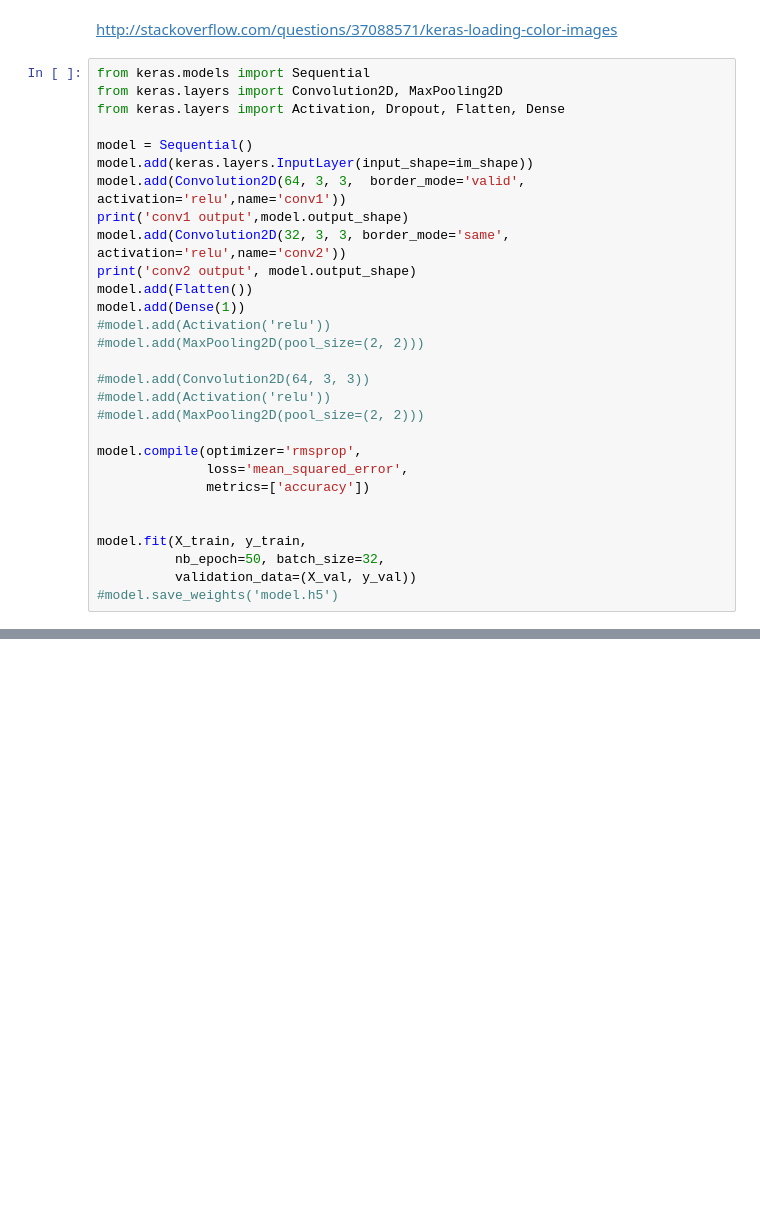
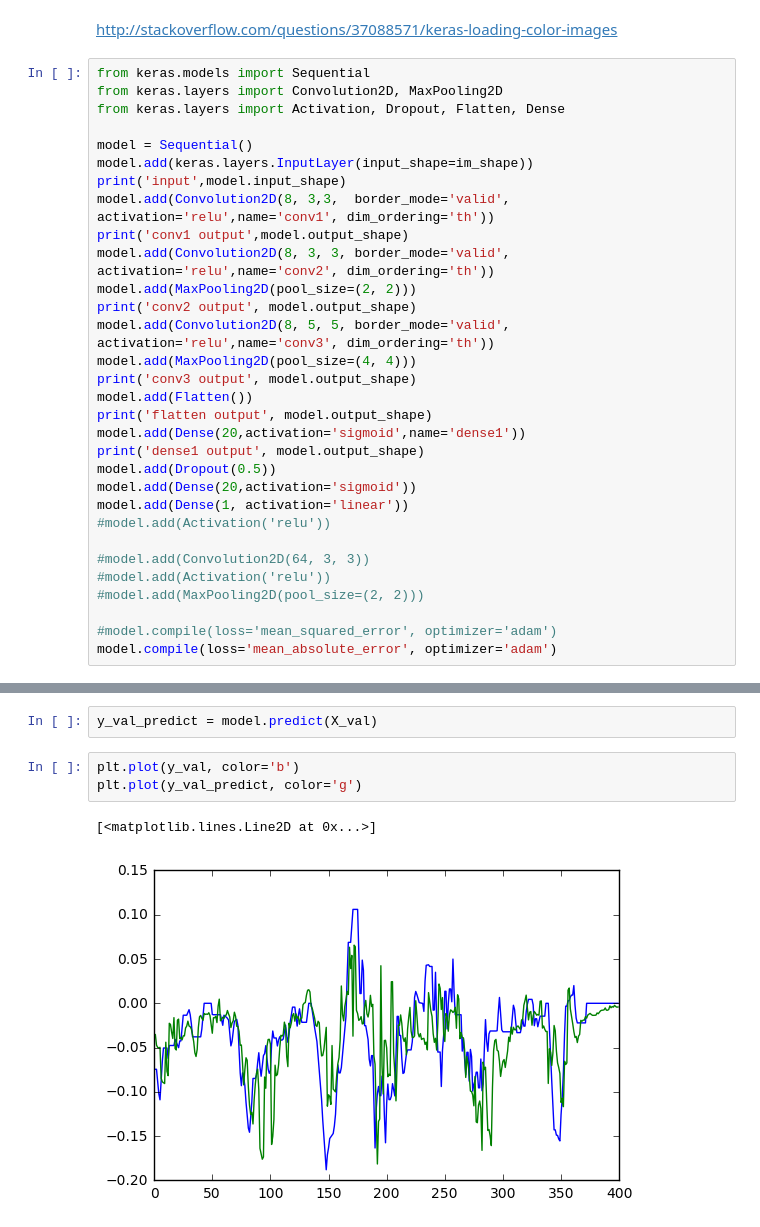
Before and after one commit to berickson/CarND-Behaviorial-Cloning, a Jupyter notebook: Behavorial-Cloning.ipynb, the cells around one changed output, grey strips where cells are left out. Saved outputs shown, nothing was run; the diff lists cells and outputs as text; blank space fills up the shorter version.

```diff
--- a/Behavorial-Cloning.ipynb
+++ b/Behavorial-Cloning.ipynb
@@ -208,26 +249,28 @@ from keras.layers import Activation, Dropout, Flatten, Dense
 
 model = Sequential()
 model.add(keras.layers.InputLayer(input_shape=im_shape))
-model.add(Convolution2D(64, 3, 3,  border_mode='valid', activation='relu',name='conv1'))
+print('input',model.input_shape)
+model.add(Convolution2D(8, 3,3,  border_mode='valid', activation='relu',name='conv1', dim_ordering='th'))
 print('conv1 output',model.output_shape)
-model.add(Convolution2D(32, 3, 3, border_mode='same', activation='relu',name='conv2'))
+model.add(Convolution2D(8, 3, 3, border_mode='valid', activation='relu',name='conv2', dim_ordering='th'))
+model.add(MaxPooling2D(pool_size=(2, 2)))
 print('conv2 output', model.output_shape)
+model.add(Convolution2D(8, 5, 5, border_mode='valid', activation='relu',name='conv3', dim_ordering='th'))
+model.add(MaxPooling2D(pool_size=(4, 4)))
+print('conv3 output', model.output_shape)
 model.add(Flatten())
-model.add(Dense(1))
+print('flatten output', model.output_shape)
+model.add(Dense(20,activation='sigmoid',name='dense1'))
+print('dense1 output', model.output_shape)
+model.add(Dropout(0.5))
+model.add(Dense(20,activation='sigmoid'))
+model.add(Dense(1, activation='linear'))
 #model.add(Activation('relu'))
-#model.add(MaxPooling2D(pool_size=(2, 2)))
 
 #model.add(Convolution2D(64, 3, 3))
 #model.add(Activation('relu'))
 #model.add(MaxPooling2D(pool_size=(2, 2)))
 
-model.compile(optimizer='rmsprop',
-              loss='mean_squared_error',
-              metrics=['accuracy'])
-
-
-model.fit(X_train, y_train,
-          nb_epoch=50, batch_size=32,
-          validation_data=(X_val, y_val))
-#model.save_weights('model.h5')
+#model.compile(loss='mean_squared_error', optimizer='adam')
+model.compile(loss='mean_absolute_error', optimizer='adam')
 # %% [output]
@@ -251,0 +327,8 @@ Epoch 50/50
+# %%
+y_val_predict = model.predict(X_val)
+# %%
+plt.plot(y_val, color='b')
+plt.plot(y_val_predict, color='g')
+# %% [output]
+[<matplotlib.lines.Line2D at 0x...>]
+[figure, added]
```
Also changed, not shown: parts of 29 cells of this notebook.
